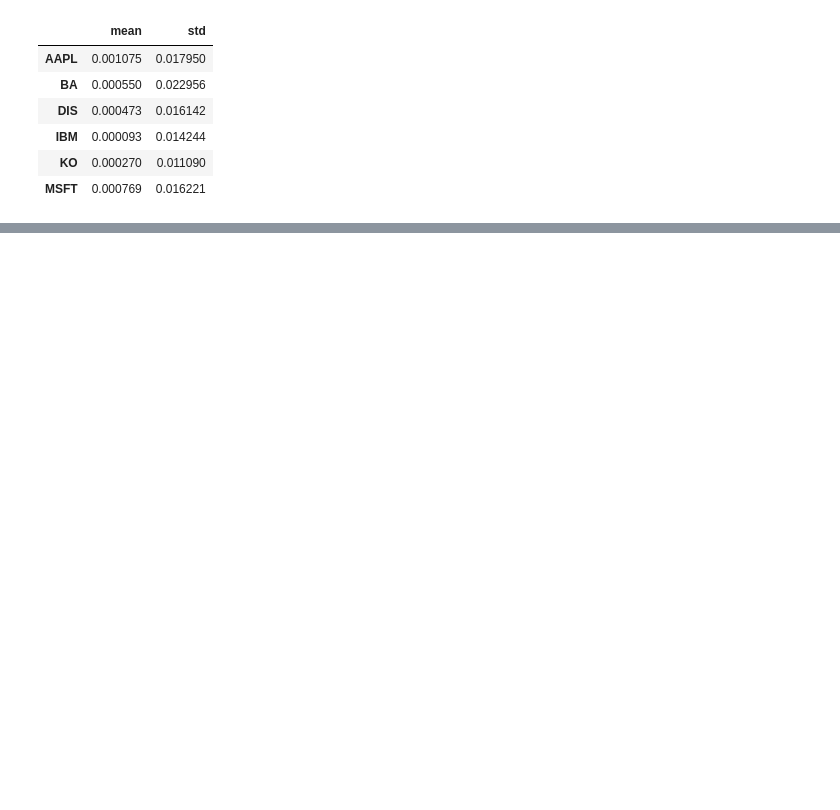
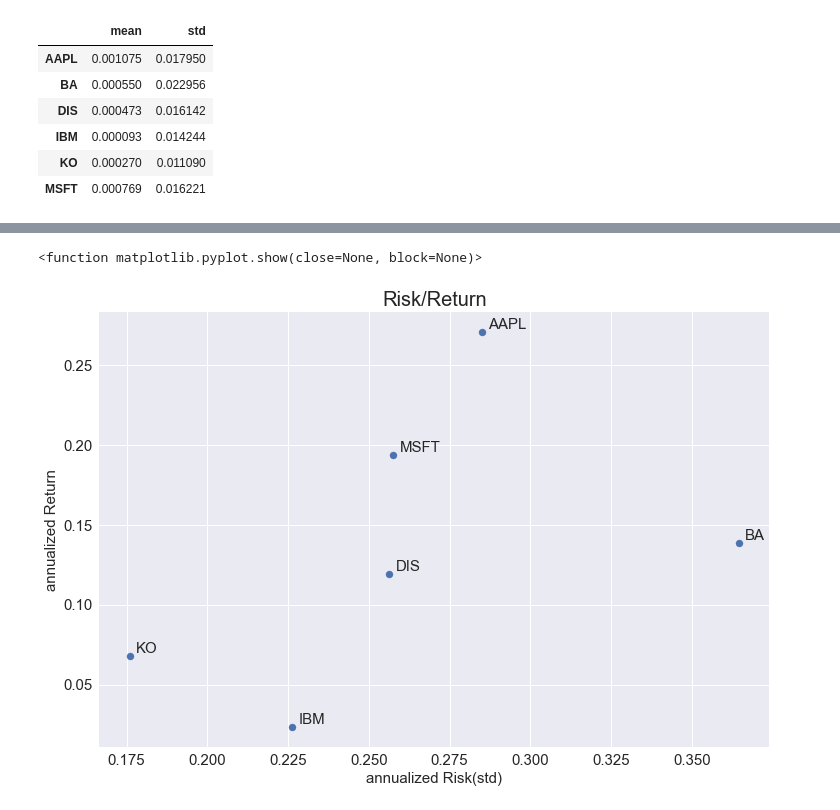
Before and after one commit to lincolnmuriithi11/Stock_Analysis-, a Jupyter notebook: Financial Analysis/initial_visualization.ipynb, the cells around one changed output, grey strips where cells are left out. Drawn from its saved outputs; the diff is of its cells as text; code cells hidden in the pictures; blank space fills up the shorter version.

```diff
--- a/Financial Analysis/initial_visualization.ipynb
+++ b/Financial Analysis/initial_visualization.ipynb
@@ -501,0 +492,11 @@ plt.show
+# %%
+summary.plot.scatter(x = "std", y = "mean", figsize = (12,8), s=50, fontsize = 15)
+for i in summary.index:
+    plt.annotate(i, xy= (summary.loc[i,"std"]+0.002, summary.loc[i, "mean"]+0.002), size = 15)
+plt.xlabel("annualized Risk(std)", fontsize = 15)
+plt.ylabel("annualized Return", fontsize = 15)
+plt.title("Risk/Return",fontsize = 20)
+plt.show
+# %% [output]
+<function matplotlib.pyplot.show(close=None, block=None)>
+[figure, added]
```
Also changed, not shown: parts of 27 cells of this notebook.
